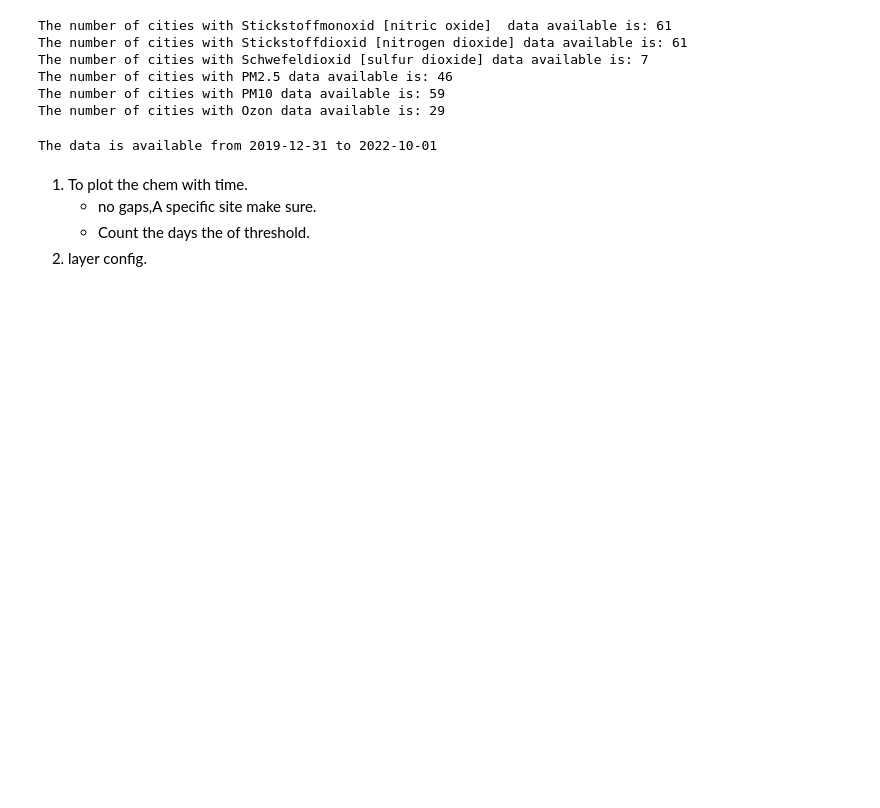
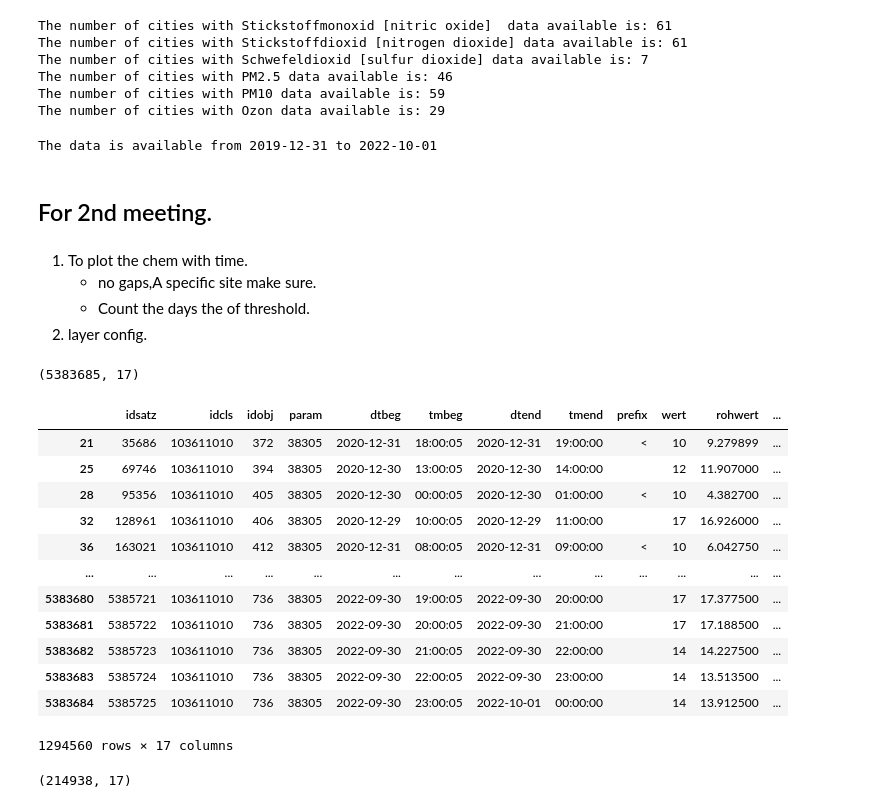
Before and after one commit to YashRevannavar/Auto-ML-On-De-Pollution, a Jupyter notebook: script/dataUnderstanding.ipynb, the cells around one changed output. Saved outputs shown, nothing was run; the diff lists cells and outputs as text; code cells hidden in the pictures; blank space fills up the shorter version.

```diff
--- a/script/dataUnderstanding.ipynb
+++ b/script/dataUnderstanding.ipynb
@@ -161,8 +161,33 @@ endDate = endRow['dtend'].values[0]
 print(f"The data is available from {startDate} to {endDate}")
 # %% [output]
 The data is available from 2019-12-31 to 2022-10-01
+# %% [markdown]
+## For 2nd meeting.
 # %% [markdown]
 1. To plot the chem with time.
     - no gaps,A specific site make sure.
     - Count the days the of threshold.
 1. layer config.
+# %%
+mainDbAll.shape
+# %% [output]
+(5383685, 17)
+# %%
+# collecting the mainDbAll data for the chem pm10
+mainDbChem = mainDbAll[mainDbAll['chemName'] == 'PM10']
+# %%
+mainDbChem
+# %% [output]
+|  | idsatz | idcls | idobj | param | dtbeg | tmbeg | dtend | tmend | prefix | wert | rohwert | ... |
+| 21 | 35686 | 103611010 | 372 | 38305 | 2020-12-31 | 18:00:05 | 2020-12-31 | 19:00:00 | < | 10 | 9.279899 | ... |
+| 25 | 69746 | 103611010 | 394 | 38305 | 2020-12-30 | 13:00:05 | 2020-12-30 | 14:00:00 |  | 12 | 11.907000 | ... |
+| 28 | 95356 | 103611010 | 405 | 38305 | 2020-12-30 | 00:00:05 | 2020-12-30 | 01:00:00 | < | 10 | 4.382700 | ... |
+| 32 | 128961 | 103611010 | 406 | 38305 | 2020-12-29 | 10:00:05 | 2020-12-29 | 11:00:00 |  | 17 | 16.926000 | ... |
+| 36 | 163021 | 103611010 | 412 | 38305 | 2020-12-31 | 08:00:05 | 2020-12-31 | 09:00:00 | < | 10 | 6.042750 | ... |
+| ... | ... | ... | ... | ... | ... | ... | ... | ... | ... | ... | ... | ... |
+| 5383680 | 5385721 | 103611010 | 736 | 38305 | 2022-09-30 | 19:00:05 | 2022-09-30 | 20:00:00 |  | 17 | 17.377500 | ... |
+| 5383681 | 5385722 | 103611010 | 736 | 38305 | 2022-09-30 | 20:00:05 | 2022-09-30 | 21:00:00 |  | 17 | 17.188500 | ... |
+| 5383682 | 5385723 | 103611010 | 736 | 38305 | 2022-09-30 | 21:00:05 | 2022-09-30 | 22:00:00 |  | 14 | 14.227500 | ... |
+| 5383683 | 5385724 | 103611010 | 736 | 38305 | 2022-09-30 | 22:00:05 | 2022-09-30 | 23:00:00 |  | 14 | 13.513500 | ... |
+| 5383684 | 5385725 | 103611010 | 736 | 38305 | 2022-09-30 | 23:00:05 | 2022-10-01 | 00:00:00 |  | 14 | 13.912500 | ... |
+1294560 rows × 17 columns
@@ -168,0 +212,4 @@ The data is available from 2019-12-31 to 2022-10-01
+# %%
+roi.shape
+# %% [output]
+(214938, 17)
```
Also changed, not shown: parts of 2 cells of this notebook.
